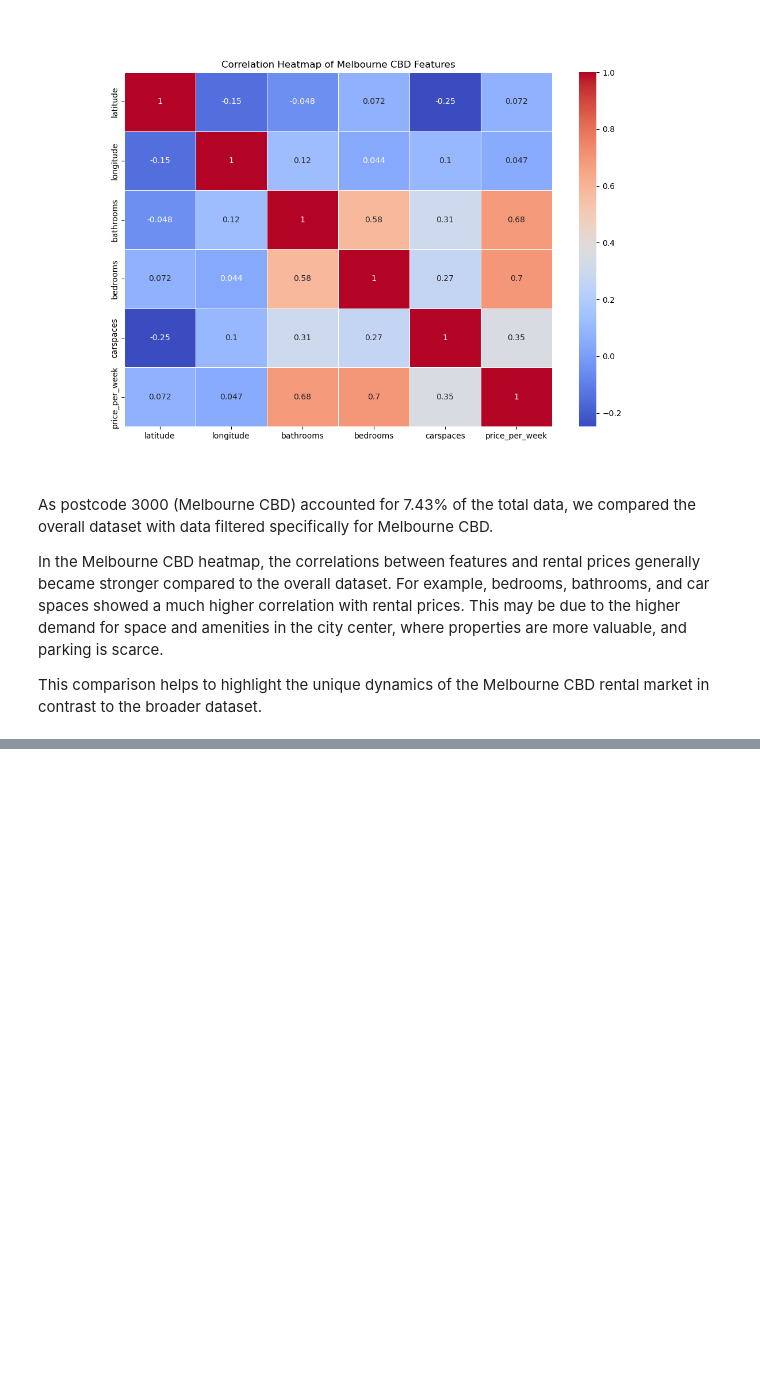
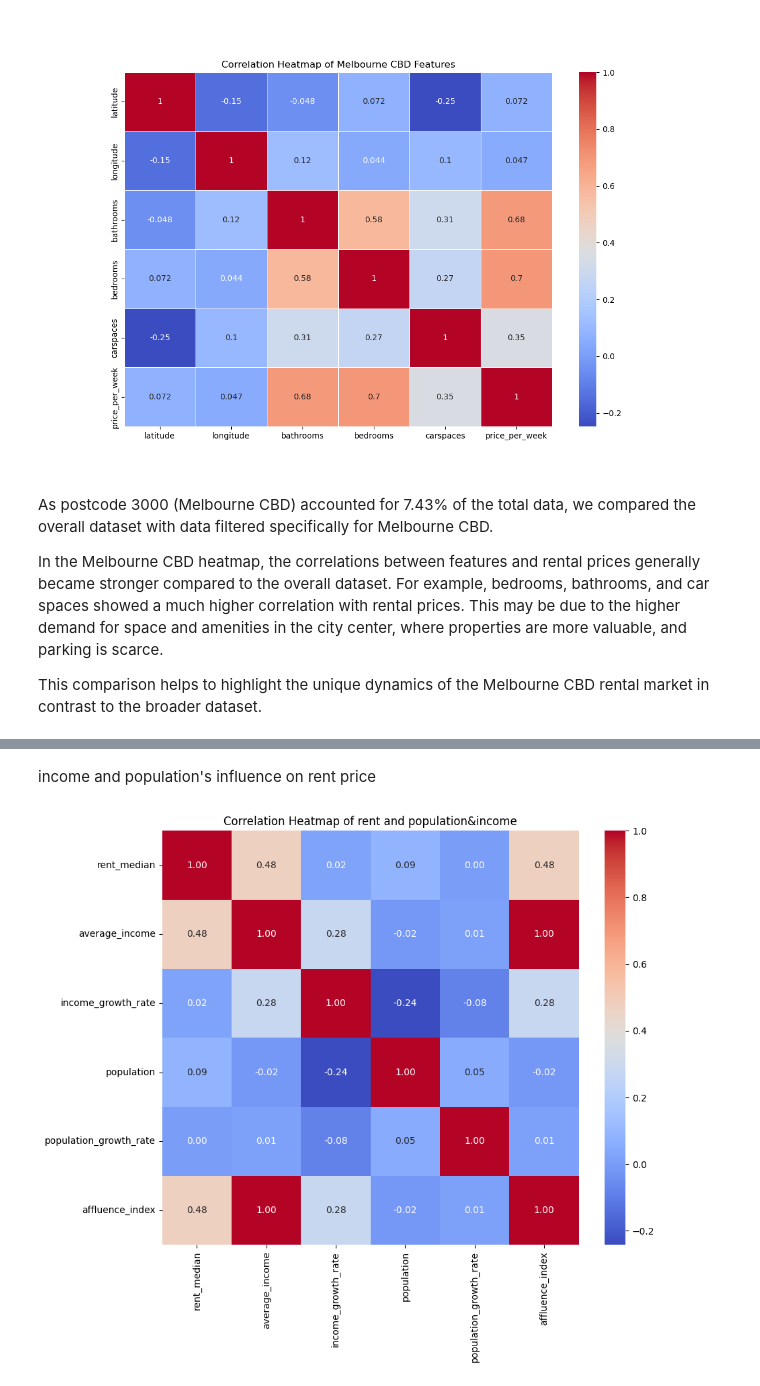
Before and after one commit to MAST30034-AppliedDataScience/project-2-group-real-estate-industry-project-7, a Jupyter notebook: notebooks/summary_notebook.ipynb, the cells around one changed output, grey strips where cells are left out. Cells and saved outputs as stored; diff of their text form; code cells hidden in the pictures; blank space fills up the shorter version.

```diff
--- a/notebooks/summary_notebook.ipynb
+++ b/notebooks/summary_notebook.ipynb
@@ -57,0 +66,6 @@ This comparison helps to highlight the unique dynamics of the Melbourne CBD rent
+# %% [markdown]
+income and population's influence on rent price
+# %%
+Image(filename='../plots/rent_population_income_heatmap.png')
+# %% [output]
+[figure, added]
```
Also changed, not shown: parts of 6 cells of this notebook, 5 other files.
